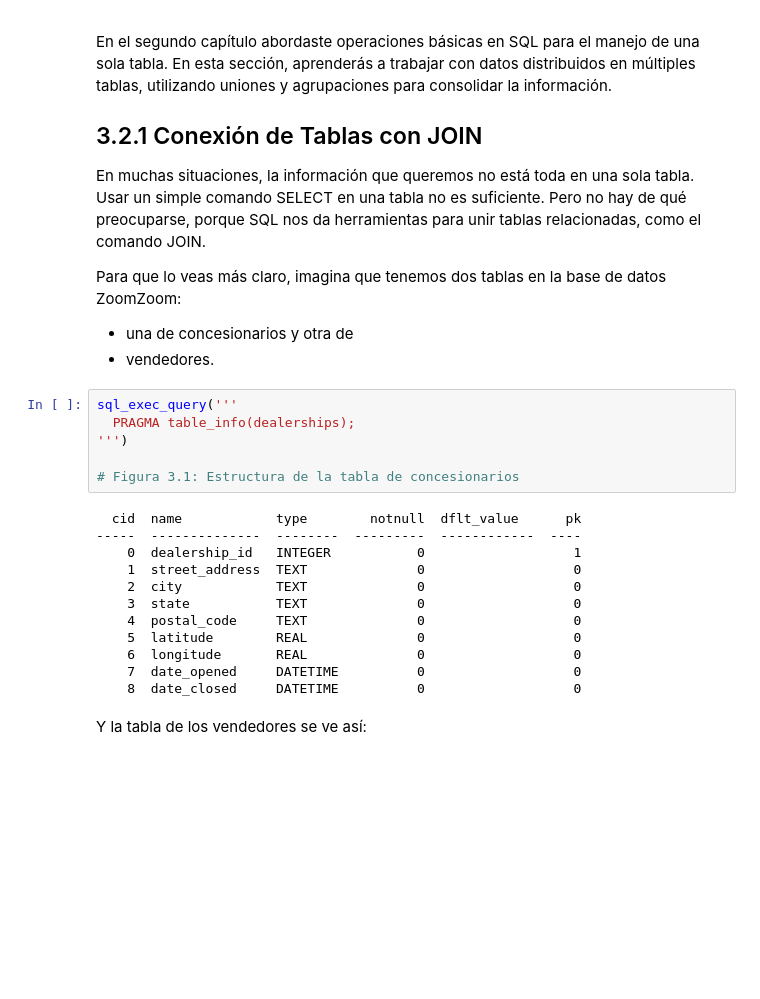
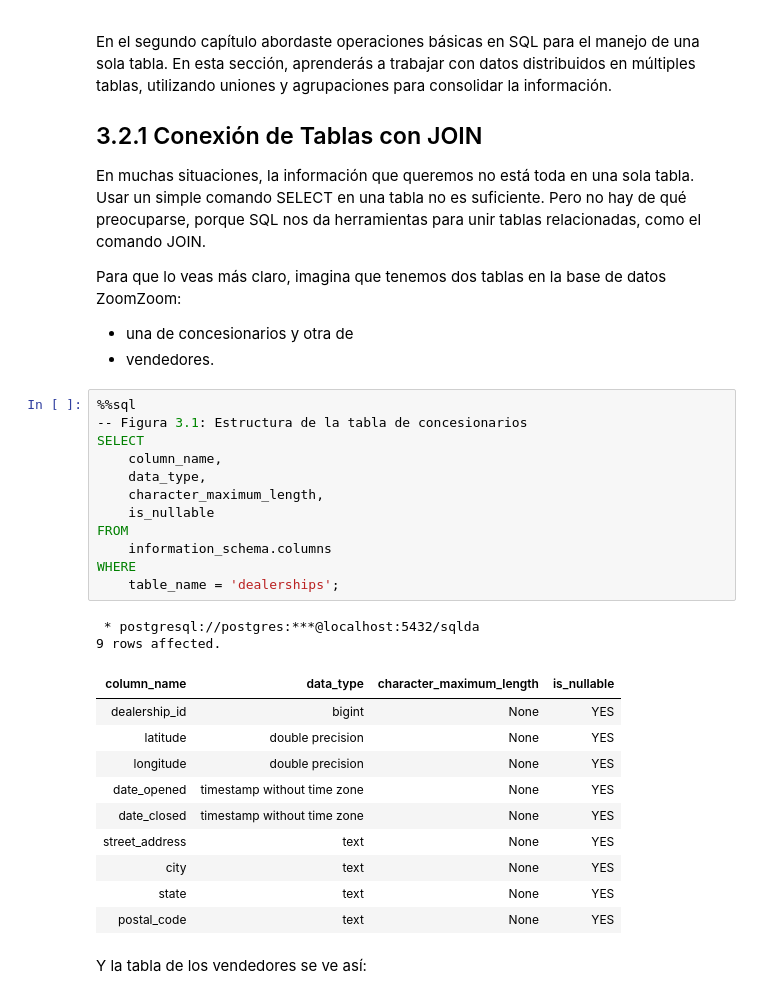
Before and after one commit to limspiga/data-modeling, a Jupyter notebook: 03_data_modeling_for_marketing.ipynb, the cells around one changed output. Cells and saved outputs as stored; diff of their text form; blank space fills up the shorter version.

```diff
--- a/03_data_modeling_for_marketing.ipynb
+++ b/03_data_modeling_for_marketing.ipynb
@@ -61,23 +68,30 @@ Para que lo veas más claro, imagina que tenemos dos tablas en la base de datos
 - una de concesionarios y otra de
 - vendedores.
 # %%
-sql_exec_query('''
-  PRAGMA table_info(dealerships);
-''')
-
-# Figura 3.1: Estructura de la tabla de concesionarios
+%%sql
+-- Figura 3.1: Estructura de la tabla de concesionarios
+SELECT
+    column_name,
+    data_type,
+    character_maximum_length,
+    is_nullable
+FROM
+    information_schema.columns
+WHERE
+    table_name = 'dealerships';
 # %% [output]
-  cid  name            type        notnull  dflt_value      pk
------  --------------  --------  ---------  ------------  ----
-    0  dealership_id   INTEGER           0                   1
-    1  street_address  TEXT              0                   0
-    2  city            TEXT              0                   0
-    3  state           TEXT              0                   0
-    4  postal_code     TEXT              0                   0
-    5  latitude        REAL              0                   0
-    6  longitude       REAL              0                   0
-    7  date_opened     DATETIME          0                   0
-    8  date_closed     DATETIME          0                   0
+ * postgresql://postgres:***@localhost:5432/sqlda
+9 rows affected.
+| column_name | data_type | character_maximum_length | is_nullable |
+| dealership_id | bigint | None | YES |
+| latitude | double precision | None | YES |
+| longitude | double precision | None | YES |
+| date_opened | timestamp without time zone | None | YES |
+| date_closed | timestamp without time zone | None | YES |
+| street_address | text | None | YES |
+| city | text | None | YES |
+| state | text | None | YES |
+| postal_code | text | None | YES |
 # %% [markdown]
 Y la tabla de los vendedores se ve así:
 # %%
```
Also changed, not shown: parts of 10 cells of this notebook.
